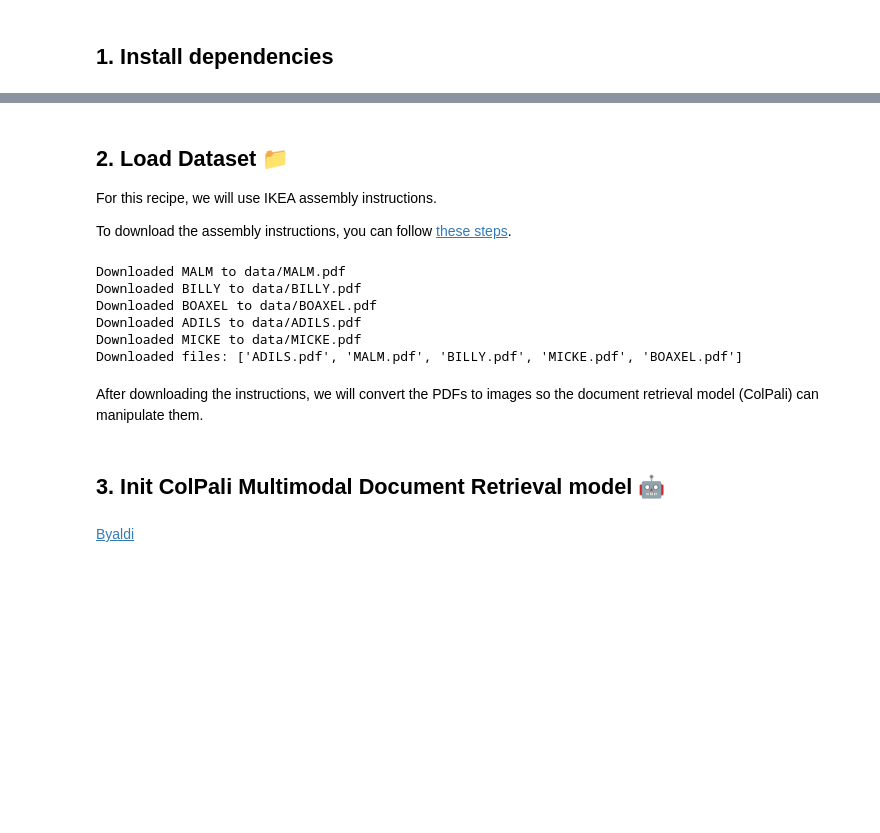
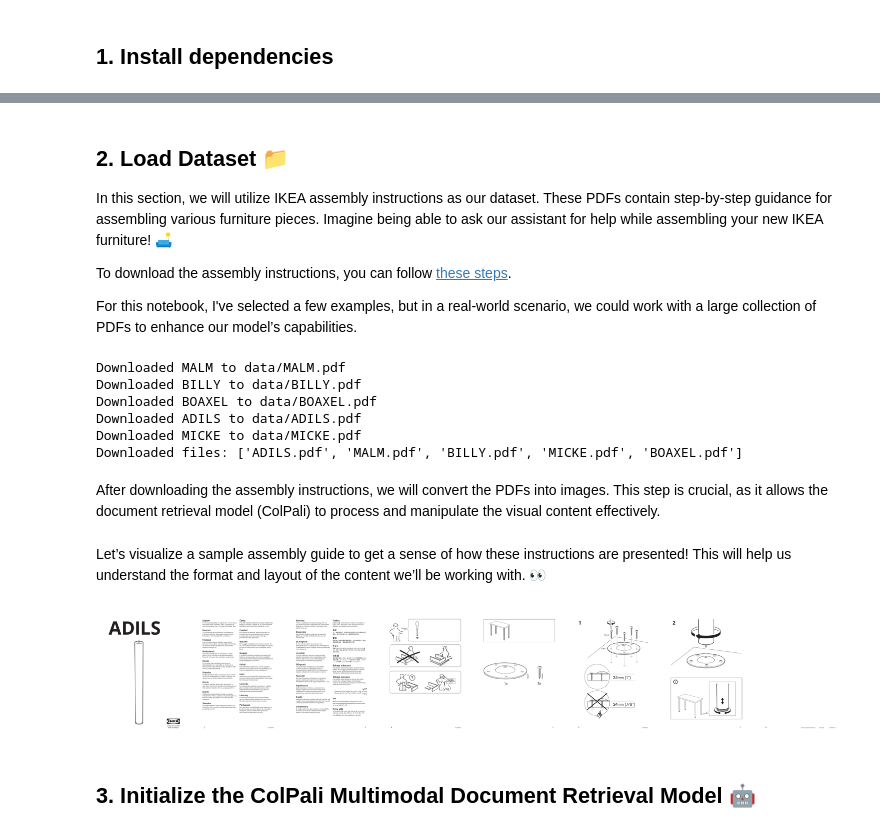
Before and after one commit to huggingface/cookbook, a Jupyter notebook: notebooks/en/multimodal_rag_using_document_retrieval_and_vlms.ipynb, the cells around one changed output, grey strips where cells are left out. Cells and saved outputs as stored; diff of their text form; code cells hidden in the pictures; blank space fills up the shorter version.

```diff
--- a/notebooks/en/multimodal_rag_using_document_retrieval_and_vlms.ipynb
+++ b/notebooks/en/multimodal_rag_using_document_retrieval_and_vlms.ipynb
@@ -29,9 +50,11 @@ We will also intall poppler-utils to manipulate the PDFs
 # %% [markdown]
 ## 2. Load Dataset 📁
 
-For this recipe, we will use IKEA assembly instructions.
+In this section, we will utilize IKEA assembly instructions as our dataset. These PDFs contain step-by-step guidance for assembling various furniture pieces. Imagine being able to ask our assistant for help while assembling your new IKEA furniture! 🛋
 
 To download the assembly instructions, you can follow [these steps](https://www.ikea.com/us/en/customer-service/assembly-instructions-puba2cdc880).
+
+For this notebook, I've selected a few examples, but in a real-world scenario, we could work with a large collection of PDFs to enhance our model’s capabilities.
 # %%
 import requests
 import os
@@ -65,7 +88,7 @@ Downloaded ADILS to data/ADILS.pdf
 Downloaded MICKE to data/MICKE.pdf
 Downloaded files: ['ADILS.pdf', 'MALM.pdf', 'BILLY.pdf', 'MICKE.pdf', 'BOAXEL.pdf']
 # %% [markdown]
-After downloading the instructions, we will convert the PDFs to images so the document retrieval model (ColPali) can manipulate them.
+After downloading the assembly instructions, we will convert the PDFs into images. This step is crucial, as it allows the document retrieval model (ColPali) to process and manipulate the visual content effectively.
 # %%
 import os
 from pdf2image import convert_from_path
@@ -87,4 +109,18 @@ all_images[0][2]
+# %% [markdown]
+Let’s visualize a sample assembly guide to get a sense of how these instructions are presented! This will help us understand the format and layout of the content we’ll be working with. 👀
+# %%
+import matplotlib.pyplot as plt
+
+fig, axes = plt.subplots(1, 8, figsize=(15, 10))
+
+for i, ax in enumerate(axes.flat):
+    img = all_images[0][i]
+    ax.imshow(img)
+    ax.axis('off')
+
+plt.tight_layout()
+plt.show()
+# %% [output]
+[figure, added]
 # %% [markdown]
-## 3. Init ColPali Multimodal Document Retrieval model 🤖
+## 3. Initialize the ColPali Multimodal Document Retrieval Model 🤖
-# %% [markdown]
-[Byaldi](https://github.com/AnswerDotAI/byaldi)
```
Also changed, not shown: parts of 48 cells of this notebook.
